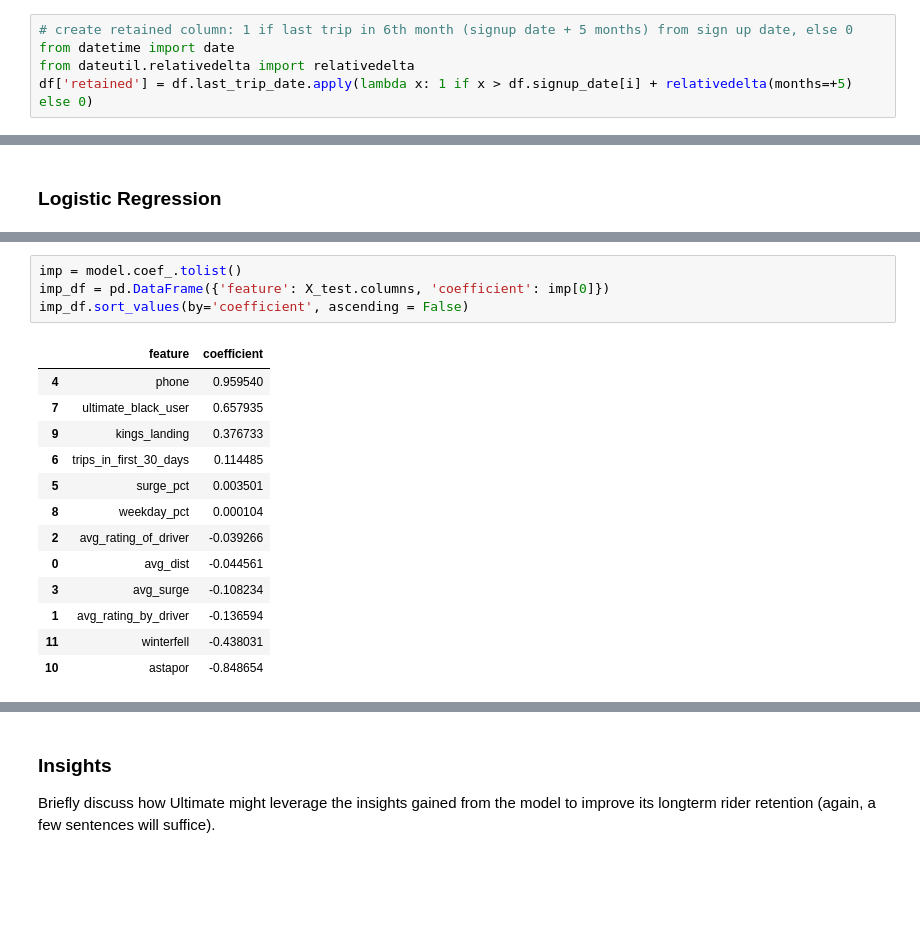
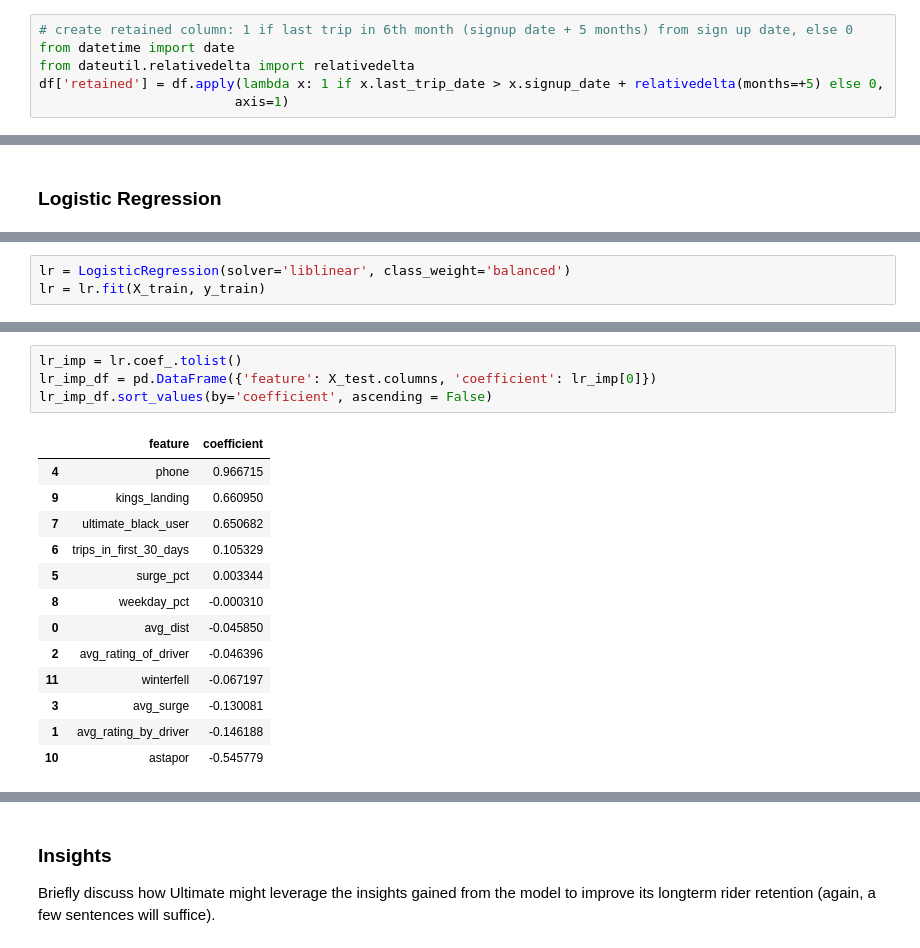
Before and after one commit to coshmeo/springboard, a Jupyter notebook: ultimate_challenge/Solution.ipynb, the cells around one changed output, grey strips where cells are left out. Cells and saved outputs as stored; diff of their text form; blank space fills up the shorter version.

```diff
--- a/ultimate_challenge/Solution.ipynb
+++ b/ultimate_challenge/Solution.ipynb
@@ -331,7 +331,8 @@ df.signup_date = pd.to_datetime(df.signup_date)
 # create retained column: 1 if last trip in 6th month (signup date + 5 months) from sign up date, else 0
 from datetime import date
 from dateutil.relativedelta import relativedelta
-df['retained'] = df.last_trip_date.apply(lambda x: 1 if x > df.signup_date[i] + relativedelta(months=+5) else 0)
+df['retained'] = df.apply(lambda x: 1 if x.last_trip_date > x.signup_date + relativedelta(months=+5) else 0,
+                         axis=1)
 # %%
 df.info()
 # %% [output]
@@ -515,0 +521,3 @@ f1 = f1_score(prd, y_test)
+# %%
+lr = LogisticRegression(solver='liblinear', class_weight='balanced')
+lr = lr.fit(X_train, y_train)
@@ -547,18 +578,18 @@ f1 score
 # %%
-imp = model.coef_.tolist()
-imp_df = pd.DataFrame({'feature': X_test.columns, 'coefficient': imp[0]})
-imp_df.sort_values(by='coefficient', ascending = False)
+lr_imp = lr.coef_.tolist()
+lr_imp_df = pd.DataFrame({'feature': X_test.columns, 'coefficient': lr_imp[0]})
+lr_imp_df.sort_values(by='coefficient', ascending = False)
 # %% [output]
 |  | feature | coefficient |
-| 4 | phone | 0.959540 |
-| 7 | ultimate_black_user | 0.657935 |
-| 9 | kings_landing | 0.376733 |
-| 6 | trips_in_first_30_days | 0.114485 |
-| 5 | surge_pct | 0.003501 |
-| 8 | weekday_pct | 0.000104 |
-| 2 | avg_rating_of_driver | -0.039266 |
-| 0 | avg_dist | -0.044561 |
-| 3 | avg_surge | -0.108234 |
-| 1 | avg_rating_by_driver | -0.136594 |
-| 11 | winterfell | -0.438031 |
-| 10 | astapor | -0.848654 |
+| 4 | phone | 0.966715 |
+| 9 | kings_landing | 0.660950 |
+| 7 | ultimate_black_user | 0.650682 |
+| 6 | trips_in_first_30_days | 0.105329 |
+| 5 | surge_pct | 0.003344 |
+| 8 | weekday_pct | -0.000310 |
+| 0 | avg_dist | -0.045850 |
+| 2 | avg_rating_of_driver | -0.046396 |
+| 11 | winterfell | -0.067197 |
+| 3 | avg_surge | -0.130081 |
+| 1 | avg_rating_by_driver | -0.146188 |
+| 10 | astapor | -0.545779 |
```
Also changed, not shown: parts of 24 cells of this notebook.
